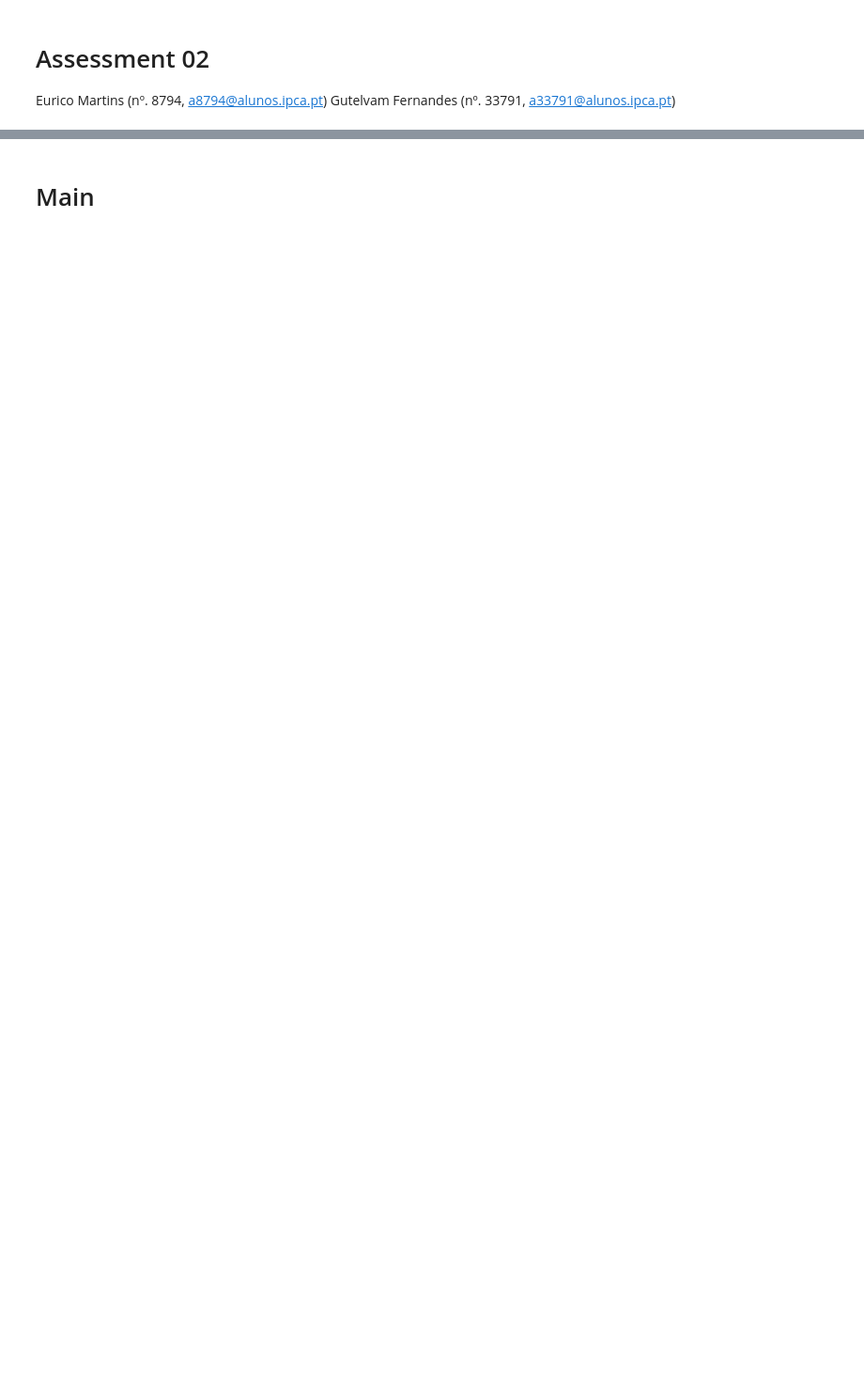
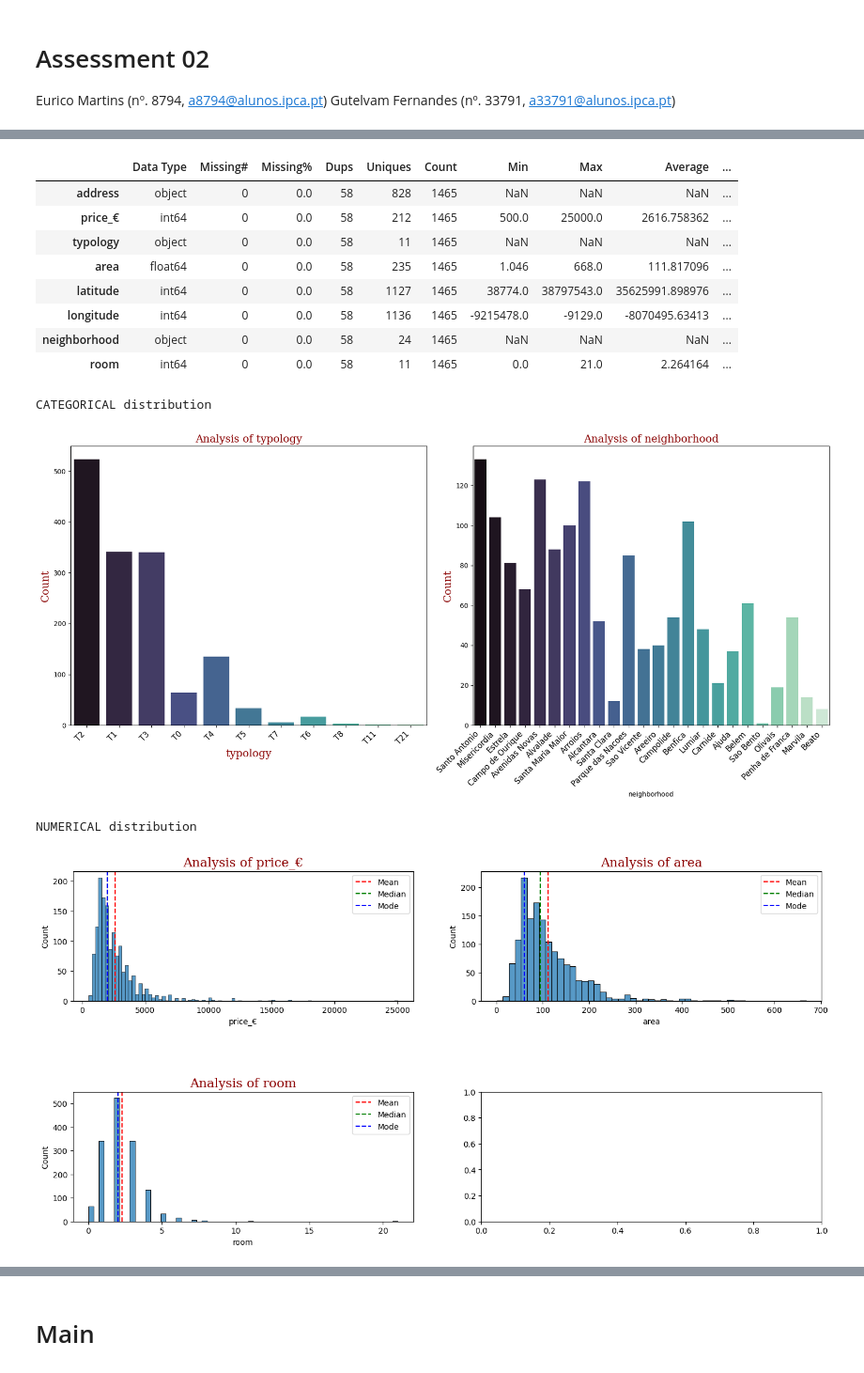
Before and after one commit to Gutelvam/AIFundamentsClass, a Jupyter notebook: notebooks/Assessment_2_supervised.ipynb, the cells around one changed output, grey strips where cells are left out. Shown at 94% size. Cells and saved outputs as stored; diff of their text form; code cells hidden in the pictures; blank space fills up the shorter version.

```diff
--- a/notebooks/Assessment_2_supervised.ipynb
+++ b/notebooks/Assessment_2_supervised.ipynb
@@ -23,0 +82,4 @@ import seaborn as sns
+# %%
+class DistributionType(Enum):
+	CATEGORICAL = 1
+	NUMERICAL = 2
@@ -88,0 +362,51 @@ def sleep_bivariate(sleep_df : pd.DataFrame, num_cols, cat_cols):
+# %%
+# Modeling with Linear Regression
+def modeling_linear_regression(def_data:TrainDefinitionData)-> LinearRegression:
+	print("\nModeling with Linear Regression:")
+	lr_model = LinearRegression()
+	lr_model.fit(def_data.X_train_scaled, def_data.Y_train)
+	y_pred_lr = lr_model.predict(def_data.X_test_scaled)
+
+	# Evaluate Linear Regression
+	mse_lr = mean_squared_error(def_data.Y_test, y_pred_lr)
+	mae_lr = mean_absolute_error(def_data.Y_test, y_pred_lr)
+	r2_lr = r2_score(def_data.Y_test, y_pred_lr)
+	print(f"Linear Regression Metrics:\nMSE: {mse_lr}, MAE: {mae_lr}, R2 Score: {r2_lr}")
+	print(f"Linear Regression - R2 Score: {r2_lr}")
+
+	return lr_model
+# %%
+ds_path:str = "../data/learning/rental_in_lisbon/rental_lisbon.csv"
+data_frame :pd.DataFrame = load_data_and_inspect(ds_path)
+
+
+summary(data_frame)
+
+# EDA
+generate_distribution_plots(df=data_frame, plot_fn=plot_distribution,exclude_columns=['address'])
+generate_distribution_plots(df=data_frame, plot_fn=plot_distribution,distribution_type=DistributionType.NUMERICAL,exclude_columns=['latitude', 'longitude'])
+
+normality_test_with_plots(data_frame)
+
+plot_correlation_test(data_frame, 'price_€')
+
+
+data_frame_prepared = data_preparation(data_frame, ['longitude','latitude'])
+plot_histogram_before_after(data_frame, data_frame_prepared)
+
+# data_frame_prepared['typology_copy'] = data_frame_prepared['typology']
+# data_frame_prepared['neighborhood_copy'] = data_frame_prepared['neighborhood']
+
+# data_frame_prepared = pd.get_dummies(data_frame_prepared, columns=['typology'])
+
+data_train_subset = data_frame_prepared.copy()
+data_train_subset.drop(columns=['address','typology', 'neighborhood','longitude','latitude','room'],inplace=True)
+
+
+train_definition_data, scaler = train_definition(data_train_subset,'price_€')
+
+modeling_decision_tree(train_definition_data)
+# dt_regressor = sleep_hyperparameter_tuning(sleep_train_definition_data)
+
+l_regressor = modeling_linear_regression(train_definition_data)
+# %% [output]
@@ -88,0 +430,13 @@ def sleep_bivariate(sleep_df : pd.DataFrame, num_cols, cat_cols):
+|  | Data Type | Missing# | Missing% | Dups | Uniques | Count | Min | Max | Average | ... |
+| address | object | 0 | 0.0 | 58 | 828 | 1465 | NaN | NaN | NaN | ... |
+| price_€ | int64 | 0 | 0.0 | 58 | 212 | 1465 | 500.0 | 25000.0 | 2616.758362 | ... |
+| typology | object | 0 | 0.0 | 58 | 11 | 1465 | NaN | NaN | NaN | ... |
+| area | float64 | 0 | 0.0 | 58 | 235 | 1465 | 1.046 | 668.0 | 111.817096 | ... |
+| latitude | int64 | 0 | 0.0 | 58 | 1127 | 1465 | 38774.0 | 38797543.0 | 35625991.898976 | ... |
+| longitude | int64 | 0 | 0.0 | 58 | 1136 | 1465 | -9215478.0 | -9129.0 | -8070495.63413 | ... |
+| neighborhood | object | 0 | 0.0 | 58 | 24 | 1465 | NaN | NaN | NaN | ... |
+| room | int64 | 0 | 0.0 | 58 | 11 | 1465 | 0.0 | 21.0 | 2.264164 | ... |
+CATEGORICAL distribution
+[figure, added]
+NUMERICAL distribution
+[figure, added]
```
Also changed, not shown: parts of 35 cells of this notebook, 6 other files.
